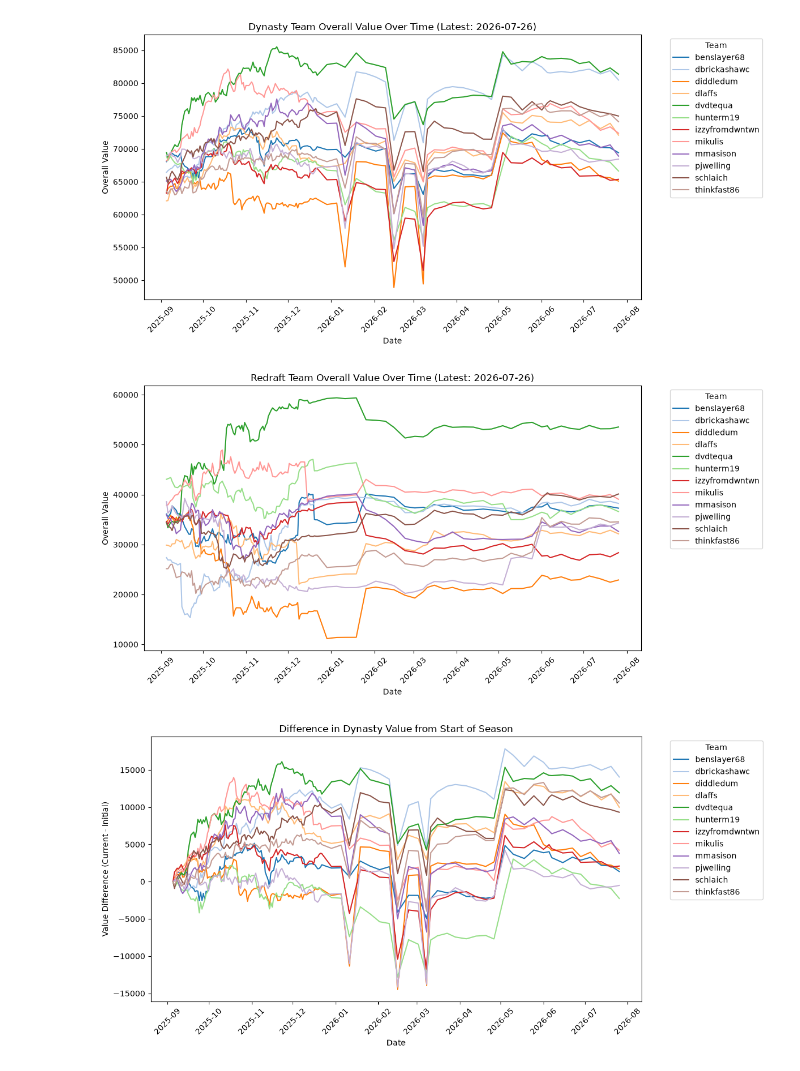
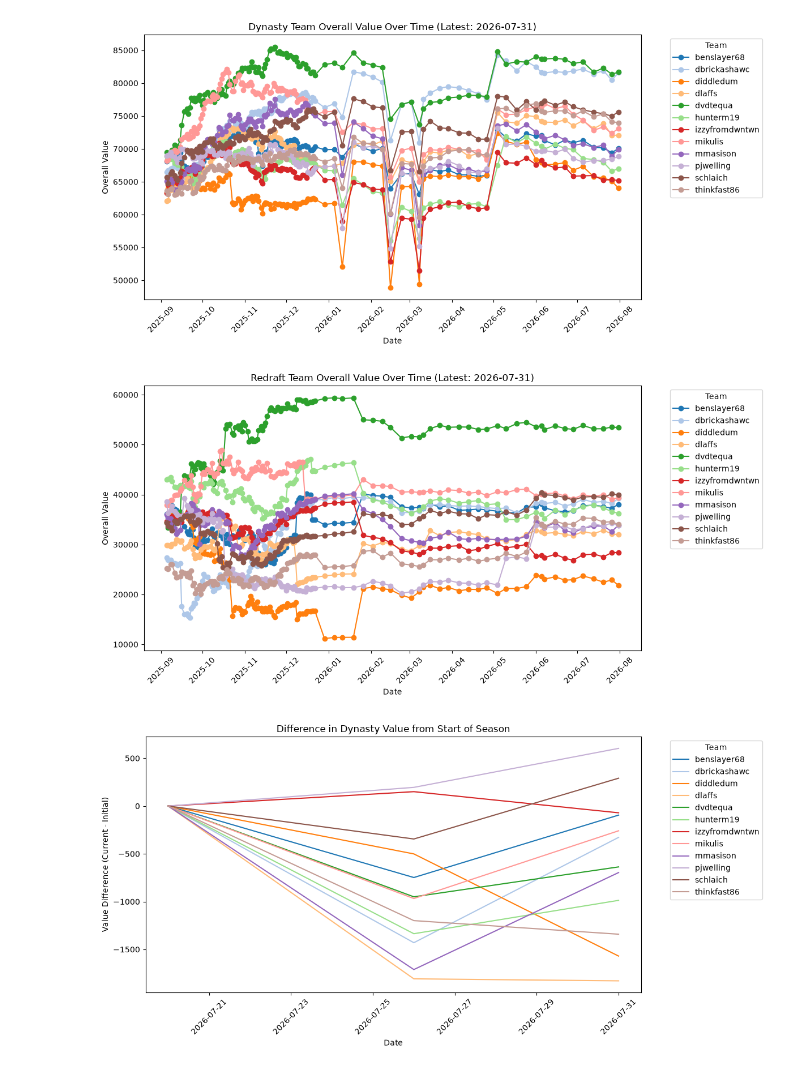
Before and after one commit to atran39/PauliesDynastyFF, a Jupyter notebook: data_visualization_output.ipynb, the cells around one changed output. Cells and saved outputs as stored; diff of their text form; code cells hidden in the pictures.

Commit message:
Update snapshot and executed notebook

```diff
--- a/data_visualization_output.ipynb
+++ b/data_visualization_output.ipynb
@@ -84,7 +84,7 @@ df_dynasty_resampled = df_dynasty.sort_values('timestamp').groupby('date').last(
 plt.figure(figsize=(12, 6))
 for col, name in zip(dynasty_team_cols, all_team_names):
     if col in df_dynasty_resampled.columns:
-        plt.plot(df_dynasty_resampled['date'], df_dynasty_resampled[col], marker='None', label=name, color=color_map[name])
+        plt.plot(df_dynasty_resampled['date'], df_dynasty_resampled[col], marker='o', label=name, color=color_map[name])
 plt.title(f'Dynasty Team Overall Value Over Time (Latest: {latest_dynasty_date})')
 plt.xlabel('Date')
 plt.ylabel('Overall Value')
@@ -104,7 +104,7 @@ df_redraft_resampled = df_redraft.sort_values('timestamp').groupby('date').last(
 plt.figure(figsize=(12, 6))
 for col, name in zip(redraft_team_cols, all_team_names):
     if col in df_redraft_resampled.columns:
-        plt.plot(df_redraft_resampled['date'], df_redraft_resampled[col], marker='None', label=name, color=color_map[name])
+        plt.plot(df_redraft_resampled['date'], df_redraft_resampled[col], marker='o', label=name, color=color_map[name])
 plt.title(f'Redraft Team Overall Value Over Time (Latest: {latest_redraft_date})')
 plt.xlabel('Date')
 plt.ylabel('Overall Value')
@@ -113,32 +113,53 @@ plt.legend(title='Team', bbox_to_anchor=(1.05, 1), loc='upper left', labels=all_
 plt.tight_layout()
 plt.show()
 # %% [output]
-[figure, old version]
+[figure, new version]
-[figure, old version]
+[figure, new version]
 # %%
-# Calculate the difference between the initial dynasty value at the start of the season and the current dynasty value
+# Choose the season start date
+season_start = pd.Timestamp("2026-07-17", tz="UTC")
+
+# Find the first snapshot on or after the season start
+mask = df_dynasty["timestamp"] >= season_start
+if not mask.any():
+    raise ValueError("No snapshots found on or after July 17, 2026.")
+
+start_idx = df_dynasty.index[mask][0]
+
+# Calculate the difference between the dynasty value at the season start and the current value
 value_diff_cols = [name for name in all_team_names if f'dynasty_team_{name}' in df_dynasty.columns]
 df_diff = pd.DataFrame({'timestamp': df_dynasty['timestamp']})
+
 for name in value_diff_cols:
     dynasty_col = f'dynasty_team_{name}'
-    initial_value = df_dynasty[dynasty_col].iloc[0]  # Assuming the first row is the start of the season
+    initial_value = df_dynasty.loc[start_idx, dynasty_col]
     df_diff[name] = df_dynasty[dynasty_col] - initial_value
+
+# Only include data from the current season
+df_diff = df_diff[df_diff["timestamp"] >= season_start].copy()
 
 # Resample data to the latest value per 24-hour period
 df_diff['date'] = df_diff['timestamp'].dt.floor('D')
-df_resampled = df_diff.sort_values('timestamp').groupby('date').last().reset_index()
+df_resampled = (
+    df_diff
+    .sort_values('timestamp')
+    .groupby('date')
+    .last()
+    .reset_index()
+)
 
 # Plot the difference over time
 plt.figure(figsize=(12, 6))
 for name in value_diff_cols:
     if name in df_resampled.columns:
-        plt.plot(df_resampled['date'], df_resampled[name], marker='None', label=name, color=color_map[name])
+        plt.plot(df_resampled['date'], df_resampled[name], label=name, color=color_map[name])
+
 plt.title('Difference in Dynasty Value from Start of Season')
 plt.xlabel('Date')
 plt.ylabel('Value Difference (Current - Initial)')
 plt.xticks(rotation=45)
 plt.legend(title='Team', bbox_to_anchor=(1.05, 1), loc='upper left', labels=value_diff_cols)
 plt.tight_layout()
 plt.show()
 # %% [output]
-[figure, old version]
+[figure, new version]
```
Also changed, not shown: parts of 5 cells of this notebook, 2 other files.
